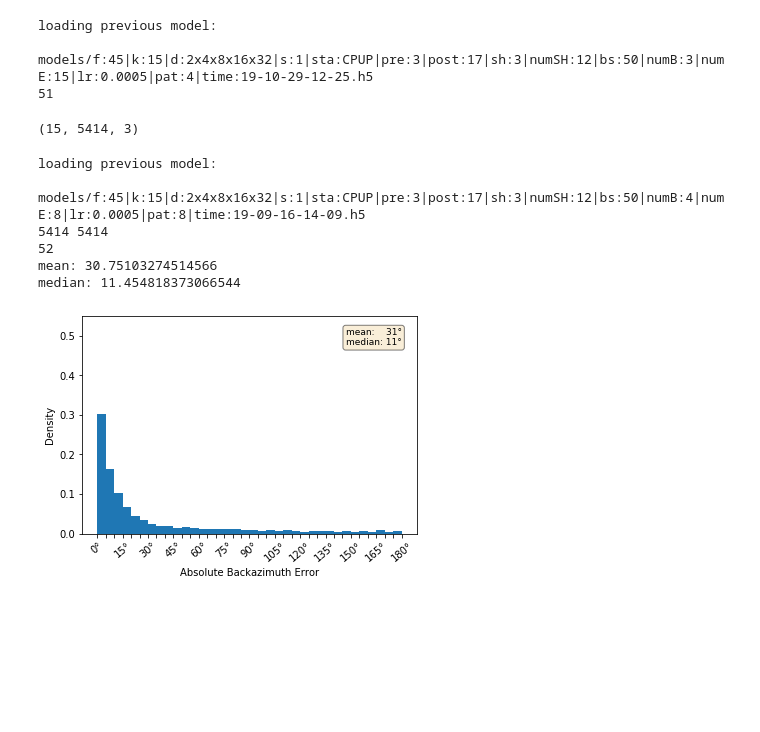
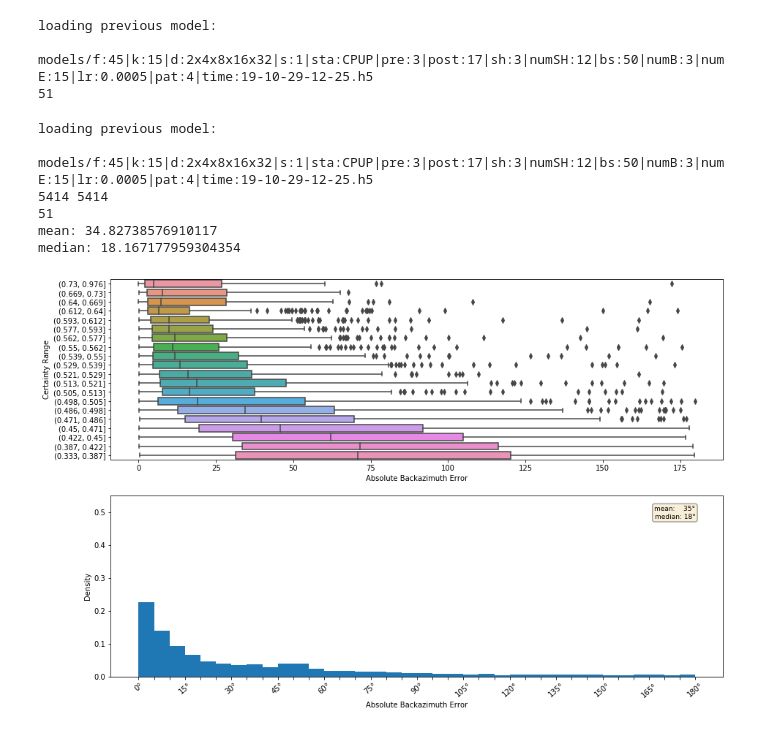
Before and after one commit to joshuadickey/baz-net, a Jupyter notebook: BazNet.ipynb, the cells around one changed output. Saved outputs shown, nothing was run; the diff lists cells and outputs as text; code cells hidden in the pictures; blank space fills up the shorter version.

```diff
--- a/BazNet.ipynb
+++ b/BazNet.ipynb
@@ -28,3 +28,4 @@ from scipy.special import softmax
 
 model_folder='models/'
 log_folder='logs/'
+orig_pre = 20
@@ -593,26 +597,15 @@ pdict['iniW'] = model_id
 pdict['iniW'] = '19-10-29-12-25'
 model, model_name = load_custom_model(pdict)
 pdict = name2param(model_name)
-tst_gen = gen(cat_tst, dat_tst, pdict, all=True)
+tst_gen = gen(cat_tst, dat_tst, pdict, orig_pre, all=True)
 X_tst, Y_tst = next(tst_gen)
 pred = np.asarray(model.predict(X_tst))
 # %% [output]
 loading previous model:
  models/f:45|k:15|d:2x4x8x16x32|s:1|sta:CPUP|pre:3|post:17|sh:3|numSH:12|bs:50|numB:3|numE:15|lr:0.0005|pat:4|time:19-10-29-12-25.h5
 51
-# %%
-
-d, c = bins2degs(np.swapaxes(pred, 0, 1), pdict['numB'], pdict['numE'])
-cat_tst["Certainty"] = tst_conf
-cat_tst['Certainty Range'] = pd.qcut(cat_tst["Certainty"], 8)
-cat["AZI_PRED_NN"] = tst_degs
-cat["Absolute Backazimuth Error"] = ang_diff(cat.AZI_TRUE.values, cat["AZI_PRED_NN"].values)
-# %%
-pred.shape
-# %% [output]
-(15, 5414, 3)
 # %%
-def test_model(model_id, cat=None, dat=None, plot=False, q=8):
+def test_model(model_id, cat=None, dat=None, plot=False, q=8, orig_pre=20):
 
     pdict = {}
     pdict['iniW'] = model_id
@@ -630,7 +623,7 @@ def test_model(model_id, cat=None, dat=None, plot=False, q=8):
     else:
         cat = cat.copy()
     print(len(cat), len(dat))
-    tst_gen = gen(cat, dat, pdict, all=True)
+    tst_gen = gen(cat, dat, pdict, orig_pre, all=True)
     X_tst, Y_tst = next(tst_gen)
     pred = np.asarray(model.predict(X_tst))
 
@@ -644,29 +637,31 @@ def test_model(model_id, cat=None, dat=None, plot=False, q=8):
         tst_conf = np.min(np.max(np.swapaxes(pred, 0, 1), axis=2), axis=1)
 
         cat['AZI_CERTAINTY'] = tst_conf
-        cat['AZI_CERTAINTY_RANGE'] = pd.qcut(cat['AZI_CERTAINTY'], q)
+        cat['Certainty Range'] = pd.qcut(cat['AZI_CERTAINTY'], q)
 
 
     cat['AZI_PRED_NN'] = tst_degs
-    cat['AZI_ERR_NN'] = ang_diff(cat.AZI_TRUE.values, cat['AZI_PRED_NN'].values)
+    cat['Absolute Backazimuth Error'] = ang_diff(cat.AZI_TRUE.values, cat['AZI_PRED_NN'].values)
 
     if plot:
-        plot_ERR(cat['AZI_ERR_NN'], f'{model_id}')
+        fig, ax = plt.subplots(2,1, figsize=(15,10))
+        sns.boxplot(x="Absolute Backazimuth Error", y='Certainty Range', data=cat, ax=ax[0], order=np.flip(np.sort(cat['Certainty Range'].unique())))
+        plot_ERR(cat["Absolute Backazimuth Error"], f'{model_id}', ax=ax[1])
 
-    mean = cat['AZI_ERR_NN'].mean()
-    median = cat['AZI_ERR_NN'].median()
+    mean = cat['Absolute Backazimuth Error'].mean()
+    median = cat['Absolute Backazimuth Error'].median()
     print('mean:', mean, '\nmedian:', median)
-    update_results(pdict, mean, median)
+
 
     return cat
 # %%
-model_id = '19-09-16-14-09'
-cat_tst = test_model(model_id, cat_tst, dat_tst, True)
+model_id = '19-10-29-12-25'
+cat_tst = test_model(model_id, cat_tst, dat_tst, True, orig_pre)
 # %% [output]
 loading previous model:
- models/f:45|k:15|d:2x4x8x16x32|s:1|sta:CPUP|pre:3|post:17|sh:3|numSH:12|bs:50|numB:4|numE:8|lr:0.0005|pat:8|time:19-09-16-14-09.h5
+ models/f:45|k:15|d:2x4x8x16x32|s:1|sta:CPUP|pre:3|post:17|sh:3|numSH:12|bs:50|numB:3|numE:15|lr:0.0005|pat:4|time:19-10-29-12-25.h5
 5414 5414
-52
-mean: 30.75103274514566
-median: 11.454818373066544
+51
+mean: 34.82738576910117
+median: 18.167177959304354
-[figure, old version]
+[figure, new version]
```
Also changed, not shown: parts of 11 cells of this notebook.
